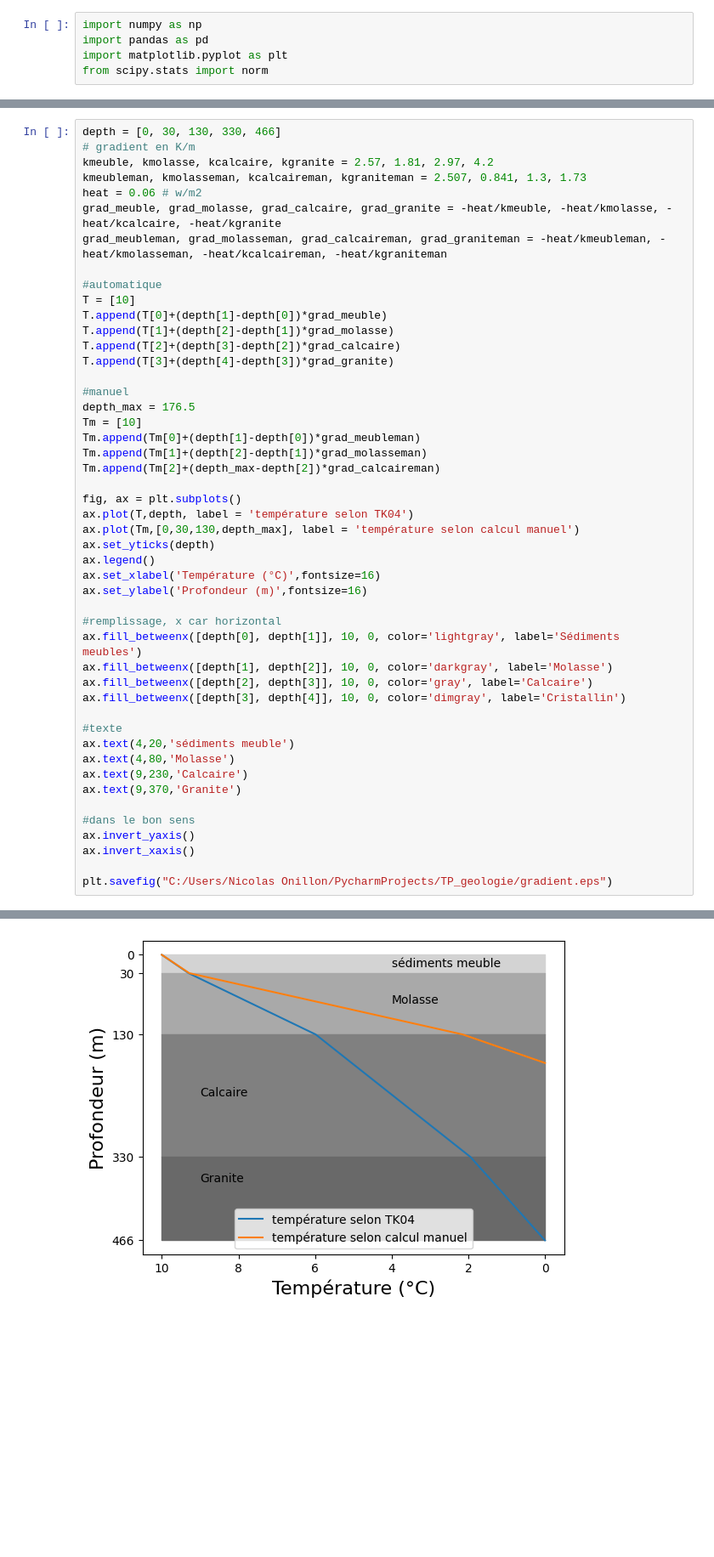
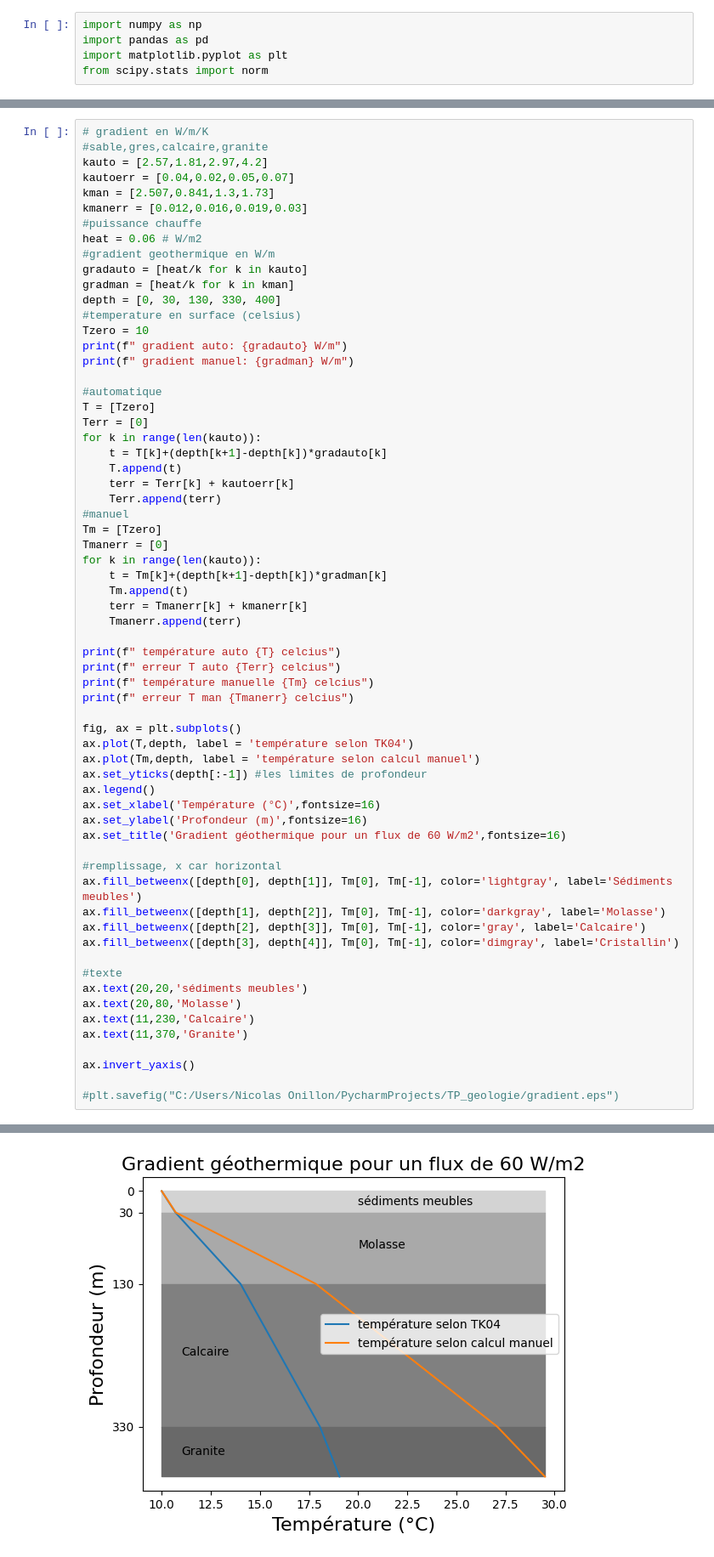
Before and after one commit to onillonn/TP_geologie, a Jupyter notebook: conductivite_T.ipynb, the cells around one changed output, grey strips where cells are left out. Shown at 85% size. Saved outputs shown, nothing was run; the diff lists cells and outputs as text; blank space fills up the shorter version.

```diff
--- a/conductivite_T.ipynb
+++ b/conductivite_T.ipynb
@@ -31,50 +31,66 @@ Text(0, 0.5, 'Conductivite thermique (W/m/K)')
 # %%
-depth = [0, 30, 130, 330, 466]
-# gradient en K/m
-kmeuble, kmolasse, kcalcaire, kgranite = 2.57, 1.81, 2.97, 4.2
-kmeubleman, kmolasseman, kcalcaireman, kgraniteman = 2.507, 0.841, 1.3, 1.73
-heat = 0.06 # w/m2
-grad_meuble, grad_molasse, grad_calcaire, grad_granite = -heat/kmeuble, -heat/kmolasse, -heat/kcalcaire, -heat/kgranite
-grad_meubleman, grad_molasseman, grad_calcaireman, grad_graniteman = -heat/kmeubleman, -heat/kmolasseman, -heat/kcalcaireman, -heat/kgraniteman
+# gradient en W/m/K
+#sable,gres,calcaire,granite
+kauto = [2.57,1.81,2.97,4.2]
+kautoerr = [0.04,0.02,0.05,0.07]
+kman = [2.507,0.841,1.3,1.73]
+kmanerr = [0.012,0.016,0.019,0.03]
+#puissance chauffe
+heat = 0.06 # W/m2
+#gradient geothermique en W/m
+gradauto = [heat/k for k in kauto]
+gradman = [heat/k for k in kman]
+depth = [0, 30, 130, 330, 400]
+#temperature en surface (celsius)
+Tzero = 10
+print(f" gradient auto: {gradauto} W/m")
+print(f" gradient manuel: {gradman} W/m")
 
 #automatique
-T = [10]
-T.append(T[0]+(depth[1]-depth[0])*grad_meuble)
-T.append(T[1]+(depth[2]-depth[1])*grad_molasse)
-T.append(T[2]+(depth[3]-depth[2])*grad_calcaire)
-T.append(T[3]+(depth[4]-depth[3])*grad_granite)
+T = [Tzero]
+Terr = [0]
+for k in range(len(kauto)):
+    t = T[k]+(depth[k+1]-depth[k])*gradauto[k]
+    T.append(t)
+    terr = Terr[k] + kautoerr[k]
+    Terr.append(terr)
+#manuel
+Tm = [Tzero]
+Tmanerr = [0]
+for k in range(len(kauto)):
+    t = Tm[k]+(depth[k+1]-depth[k])*gradman[k]
+    Tm.append(t)
+    terr = Tmanerr[k] + kmanerr[k]
+    Tmanerr.append(terr)
 
-#manuel
-depth_max = 176.5
-Tm = [10]
-Tm.append(Tm[0]+(depth[1]-depth[0])*grad_meubleman)
-Tm.append(Tm[1]+(depth[2]-depth[1])*grad_molasseman)
-Tm.append(Tm[2]+(depth_max-depth[2])*grad_calcaireman)
+print(f" température auto {T} celcius")
+print(f" erreur T auto {Terr} celcius")
+print(f" température manuelle {Tm} celcius")
+print(f" erreur T man {Tmanerr} celcius")
 
 fig, ax = plt.subplots()
 ax.plot(T,depth, label = 'température selon TK04')
-ax.plot(Tm,[0,30,130,depth_max], label = 'température selon calcul manuel')
-ax.set_yticks(depth)
+ax.plot(Tm,depth, label = 'température selon calcul manuel')
+ax.set_yticks(depth[:-1]) #les limites de profondeur
 ax.legend()
 ax.set_xlabel('Température (°C)',fontsize=16)
 ax.set_ylabel('Profondeur (m)',fontsize=16)
+ax.set_title('Gradient géothermique pour un flux de 60 W/m2',fontsize=16)
 
 #remplissage, x car horizontal
-ax.fill_betweenx([depth[0], depth[1]], 10, 0, color='lightgray', label='Sédiments meubles')
-ax.fill_betweenx([depth[1], depth[2]], 10, 0, color='darkgray', label='Molasse')
-ax.fill_betweenx([depth[2], depth[3]], 10, 0, color='gray', label='Calcaire')
-ax.fill_betweenx([depth[3], depth[4]], 10, 0, color='dimgray', label='Cristallin')
+ax.fill_betweenx([depth[0], depth[1]], Tm[0], Tm[-1], color='lightgray', label='Sédiments meubles')
+ax.fill_betweenx([depth[1], depth[2]], Tm[0], Tm[-1], color='darkgray', label='Molasse')
+ax.fill_betweenx([depth[2], depth[3]], Tm[0], Tm[-1], color='gray', label='Calcaire')
+ax.fill_betweenx([depth[3], depth[4]], Tm[0], Tm[-1], color='dimgray', label='Cristallin')
 
 #texte
-ax.text(4,20,'sédiments meuble')
-ax.text(4,80,'Molasse')
-ax.text(9,230,'Calcaire')
-ax.text(9,370,'Granite')
+ax.text(20,20,'sédiments meubles')
+ax.text(20,80,'Molasse')
+ax.text(11,230,'Calcaire')
+ax.text(11,370,'Granite')
 
-#dans le bon sens
 ax.invert_yaxis()
-ax.invert_xaxis()
 
-plt.savefig("C:/Users/Nicolas Onillon/PycharmProjects/TP_geologie/gradient.eps")
+#plt.savefig("C:/Users/Nicolas Onillon/PycharmProjects/TP_geologie/gradient.eps")
 # %% [output]
 The PostScript backend does not support transparency; partially transparent artists will be rendered opaque.
@@ -81 +103 @@ The PostScript backend does not support transparency; partially transparent arti
-[figure, old version]
+[figure, new version]
```
Also changed, not shown: parts of 2 cells of this notebook, 5 other files.
